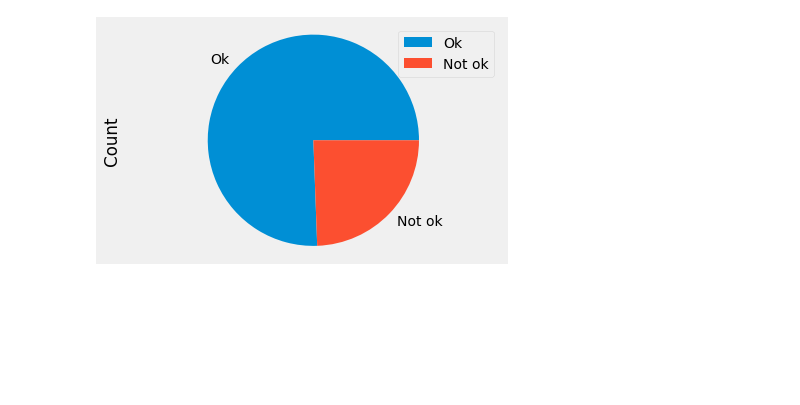
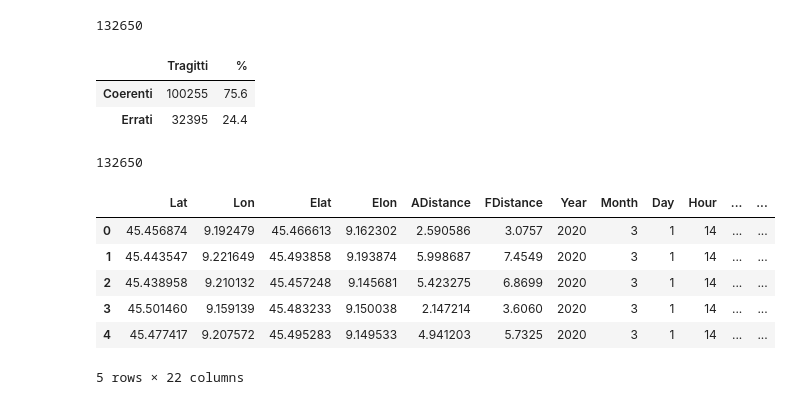
Before and after one commit to mmastrapasqua7/kowalskianalysis, a Jupyter notebook: jupyter/1_Prima_Analisi_Dati_Raccolti.ipynb, the cells around one changed output. Cells and saved outputs as stored; diff of their text form; code cells hidden in the pictures; blank space fills up the shorter version.

```diff
--- a/jupyter/1_Prima_Analisi_Dati_Raccolti.ipynb
+++ b/jupyter/1_Prima_Analisi_Dati_Raccolti.ipynb
@@ -13,5 +13,8 @@ distance_param = 'FDistance'
 # %%
 tragitti = pd.read_csv(csvfile, index_col=False)
+len(tragitti)
+# %% [output]
+132650
 # %%
 # PULIZIA DATI
 pre_lock_cond = (tragitti['Month'] == 3) & (tragitti['Day'] < 13)
@@ -30,11 +33,22 @@ all_cond = distance_cond & public_cond & bike_cond & foot_cond & car_cond & car2
-# %%
-ok = [b for b in all_cond if b]
-index=['Ok', 'Not ok']
-col=[len(ok), len(tragitti) - len(ok)]
-
-df = pd.DataFrame(col, index, columns=['Count'])
-df.plot.pie('Count')
-plt.axis('equal')
-plt.show()
-# %% [output]
-[figure, removed]
+# %%
+resume = pd.DataFrame([len(tragitti[cleaned]), len(tragitti) - len(tragitti[cleaned])], index=['Coerenti', 'Errati'], columns=['Tragitti'])
+resume.insert(1, "%", (resume['Tragitti'] / len(tragitti)).apply(lambda p: np.round(p, 3) * 100))
+resume
+# %% [output]
+|  | Tragitti | % |
+| Coerenti | 100255 | 75.6 |
+| Errati | 32395 | 24.4 |
+# %%
+resume['Tragitti'].sum()
+# %% [output]
+132650
+# %%
+tragitti.head()
+# %% [output]
+|  | Lat | Lon | Elat | Elon | ADistance | FDistance | Year | Month | Day | Hour | ... | ... |
+| 0 | 45.456874 | 9.192479 | 45.466613 | 9.162302 | 2.590586 | 3.0757 | 2020 | 3 | 1 | 14 | ... | ... |
+| 1 | 45.443547 | 9.221649 | 45.493858 | 9.193874 | 5.998687 | 7.4549 | 2020 | 3 | 1 | 14 | ... | ... |
+| 2 | 45.438958 | 9.210132 | 45.457248 | 9.145681 | 5.423275 | 6.8699 | 2020 | 3 | 1 | 14 | ... | ... |
+| 3 | 45.501460 | 9.159139 | 45.483233 | 9.150038 | 2.147214 | 3.6060 | 2020 | 3 | 1 | 14 | ... | ... |
+| 4 | 45.477417 | 9.207572 | 45.495283 | 9.149533 | 4.941203 | 5.7325 | 2020 | 3 | 1 | 14 | ... | ... |
+5 rows × 22 columns
```
Also changed, not shown: parts of 4 cells of this notebook, 5 other files.
